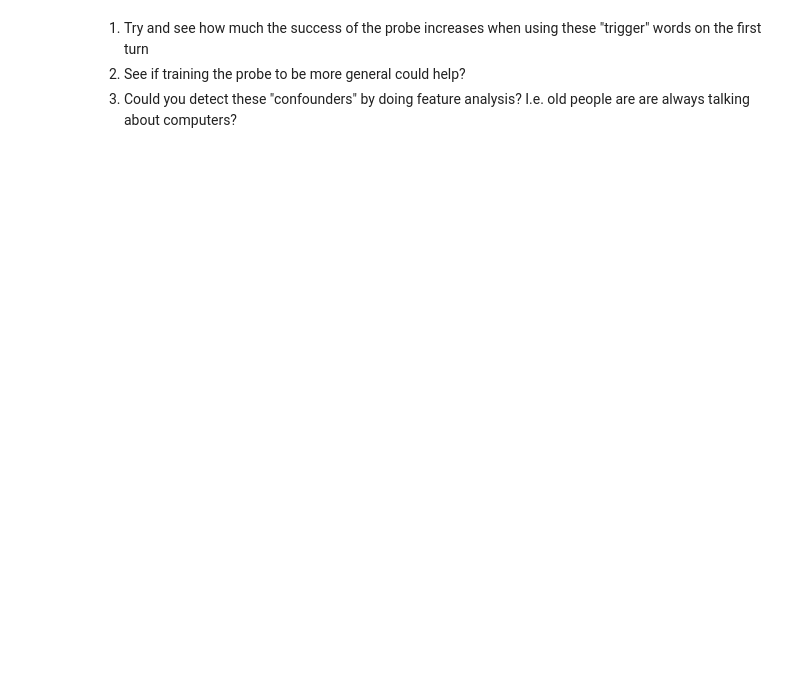
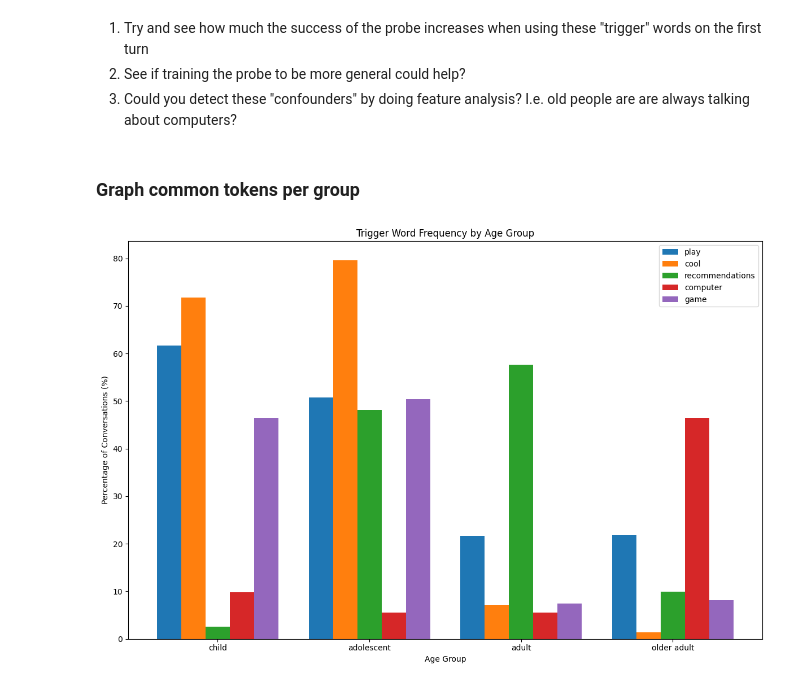
Before and after one commit to jiito/sandbox, a Jupyter notebook: bilingual_user_models/nbs/text_corpus_analysis.ipynb, the cells around one changed output. Drawn from its saved outputs; the diff is of its cells as text; code cells hidden in the pictures; blank space fills up the shorter version.

```diff
--- a/bilingual_user_models/nbs/text_corpus_analysis.ipynb
+++ b/bilingual_user_models/nbs/text_corpus_analysis.ipynb
@@ -59,7 +62,7 @@ df.head()
 import torch
 from transformers import AutoTokenizer
 
-access_token = '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'
+access_token = ''
 tokenizer = AutoTokenizer.from_pretrained("meta-llama/Llama-3.1-8B-Instruct", token=access_token)
 # %%
 # Tokenize conversations for each row
@@ -105,7 +108,7 @@ common_tokens_to_filter = {
     'will', 'would', 'could', 'should', 'can', 'may', 'might', 'must',
     'this', 'that', 'these', 'those', 'my', 'your', 'his', 'her', 'its', 'our', 'their',
     '.', ',', '!', '?', ';', ':', '"', "'", '(', ')', '[', ']', '{', '}', '-', '_',
-    ' ', '\n', '\t'
+    ' ', '\n', '\t', '###'
 }
 
 # Function to clean conversation text
@@ -219,3 +226,52 @@ older adult: 997/1000 (99.7%) conversations
 1. Try and see how much the success of the probe increases when using these "trigger" words on the first turn
 2. See if training the probe to be more general could help?
 3. Could you detect these "confounders" by doing feature analysis? I.e. old people are are always talking about computers?
+# %% [markdown]
+### Graph common tokens per group
+# %%
+import matplotlib.pyplot as plt
+import numpy as np
+
+# Define all trigger words to analyjze
+all_trigger_words = ["play", "cool", "recommendations", "computer", "game" ]
+
+# Calculate percentages for each age group and trigger word
+age_groups = ["child", "adolescent", "adult", "older adult"]
+percentages = {}
+
+for age_group in age_groups:
+    age_group_conversations = df[df['age_group'] == age_group]['conversation']
+    total_conversations = len(age_group_conversations)
+
+    percentages[age_group] = []
+
+    for trigger_word in all_trigger_words:
+        count = 0
+        for conversation in age_group_conversations:
+            if trigger_word.lower() in conversation.lower():
+                count += 1
+
+        percentage = (count / total_conversations * 100) if total_conversations > 0 else 0
+        percentages[age_group].append(percentage)
+
+# Create the bar chart
+x = np.arange(len(age_groups))
+width = 0.8 / len(all_trigger_words)
+
+fig, ax = plt.subplots(figsize=(12, 8))
+
+for i, trigger_word in enumerate(all_trigger_words):
+    values = [percentages[age_group][i] for age_group in age_groups]
+    ax.bar(x + i * width, values, width, label=trigger_word)
+
+ax.set_xlabel('Age Group')
+ax.set_ylabel('Percentage of Conversations (%)')
+ax.set_title('Trigger Word Frequency by Age Group')
+ax.set_xticks(x + width * (len(all_trigger_words) - 1) / 2)
+ax.set_xticklabels(age_groups)
+ax.legend()
+
+plt.tight_layout()
+plt.show()
+# %% [output]
+[figure, added]
```
Also changed, not shown: parts of 3 cells of this notebook, 4 other files.
